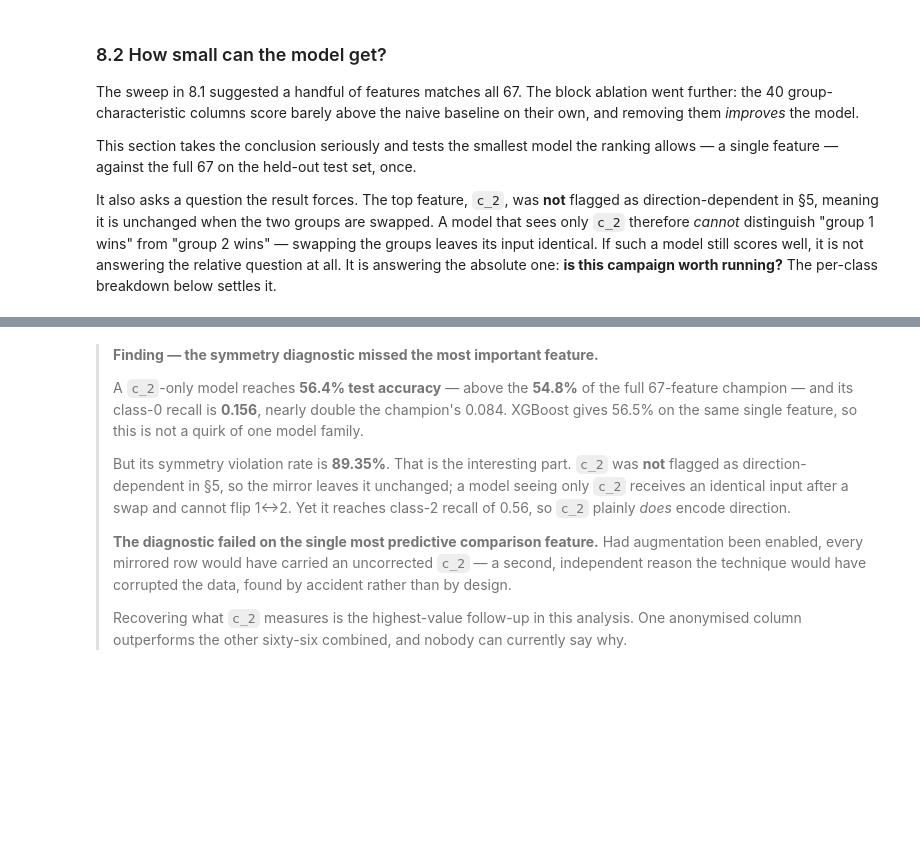
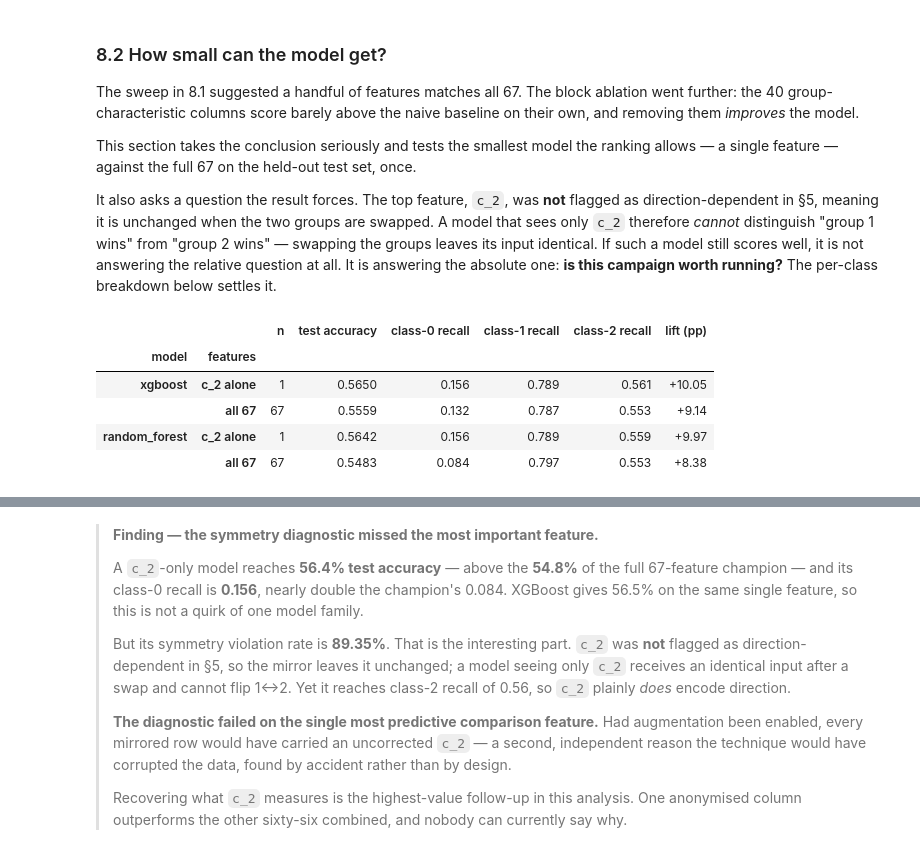
Before and after one commit to venkatasuda/campaign-group-predictor, a Jupyter notebook: notebooks/01_analysis.ipynb, the cells around one changed output, grey strips where cells are left out. Cells and saved outputs as stored; diff of their text form; code cells hidden in the pictures; blank space fills up the shorter version.

```diff
--- a/notebooks/01_analysis.ipynb
+++ b/notebooks/01_analysis.ipynb
@@ -374,21 +512,12 @@ That separation is not pedantry. Choosing a calibration method by comparing cali
 
 Whichever option gives the lowest expected calibration error on the selection half is kept, **including the possibility of keeping neither**. The selection half is small, so this comparison carries real uncertainty; that is stated in the limitations rather than hidden.
 # %%
-from sklearn.model_selection import train_test_split
-
-from notebooks.analysis_support import calibration_table
-from src.calibration import compare_calibration_methods
-
 # Three disjoint sets: the model was fitted on train; the calibrator is fitted on one half of the calibration split; the choice between methods is made on the other half.
 # A calibrator scored on its own fitting data always looks well calibrated.
 
-X_cal_fit, X_cal_eval, y_cal_fit, y_cal_eval = train_test_split(
-    X_calib, y_calib, test_size=0.5, stratify=y_calib, random_state=RANDOM_STATE
-)
+X_cal_fit, X_cal_eval, y_cal_fit, y_cal_eval = train_test_split(X_calib, y_calib, test_size=0.5, stratify=y_calib, random_state=RANDOM_STATE)
 
 comparison = compare_calibration_methods(champion, X_cal_fit, y_cal_fit, X_cal_eval, y_cal_eval)
-RESULTS["calibration_selected_on"] = (
-    f"held-out half of the calibration split (n={len(X_cal_eval)}), never the test set"
-)
+RESULTS["calibration_selected_on"] = (f"held-out half of the calibration split (n={len(X_cal_eval)}), never the test set")
 
 calibration_table(comparison)
@@ -608,21 +840,23 @@ This section takes the conclusion seriously and tests the smallest model the ran
 
 It also asks a question the result forces. The top feature, `c_2`, was **not** flagged as direction-dependent in §5, meaning it is unchanged when the two groups are swapped. A model that sees only `c_2` therefore *cannot* distinguish "group 1 wins" from "group 2 wins" — swapping the groups leaves its input identical. If such a model still scores well, it is not answering the relative question at all. It is answering the absolute one: **is this campaign worth running?** The per-class breakdown below settles it.
 # %%
-import importlib
-import notebooks.analysis_support
-importlib.reload(notebooks.analysis_support)
-from notebooks.analysis_support import minimal_model_comparison, minimal_model_symmetry
-
 # Rebuild `minimal` with the clone fix - the old object holds a clobbered model.
 minimal = minimal_model_comparison(
     top_feature=perm.index[0],
     champion_name=CHAMPION,
     x_fit=X_fit, y_fit=y_fit, x_test=X_test, y_test=y_test,
     random_state=RANDOM_STATE,
     champion_test_accuracy=CHAMPION_TEST_ACCURACY,
 )
 RESULTS["minimal_model_on_test"] = minimal.table.reset_index().to_dict(orient="records")
 
 # Must both print 1. If either prints 107, the clone fix didn't take.
 #print({k: m[-1].n_features_in_ for k, m in minimal.single_models.items()})
+# %% [output]
+|  |  | n | test accuracy | class-0 recall | class-1 recall | class-2 recall | lift (pp) |
+| model | features |  |  |  |  |  |  |
+| xgboost | c_2 alone | 1 | 0.5650 | 0.156 | 0.789 | 0.561 | +10.05 |
+|  | all 67 | 67 | 0.5559 | 0.132 | 0.787 | 0.553 | +9.14 |
+| random_forest | c_2 alone | 1 | 0.5642 | 0.156 | 0.789 | 0.559 | +9.97 |
+|  | all 67 | 67 | 0.5483 | 0.084 | 0.797 | 0.553 | +8.38 |
 # %%
```
Also changed, not shown: parts of 39 cells of this notebook.
